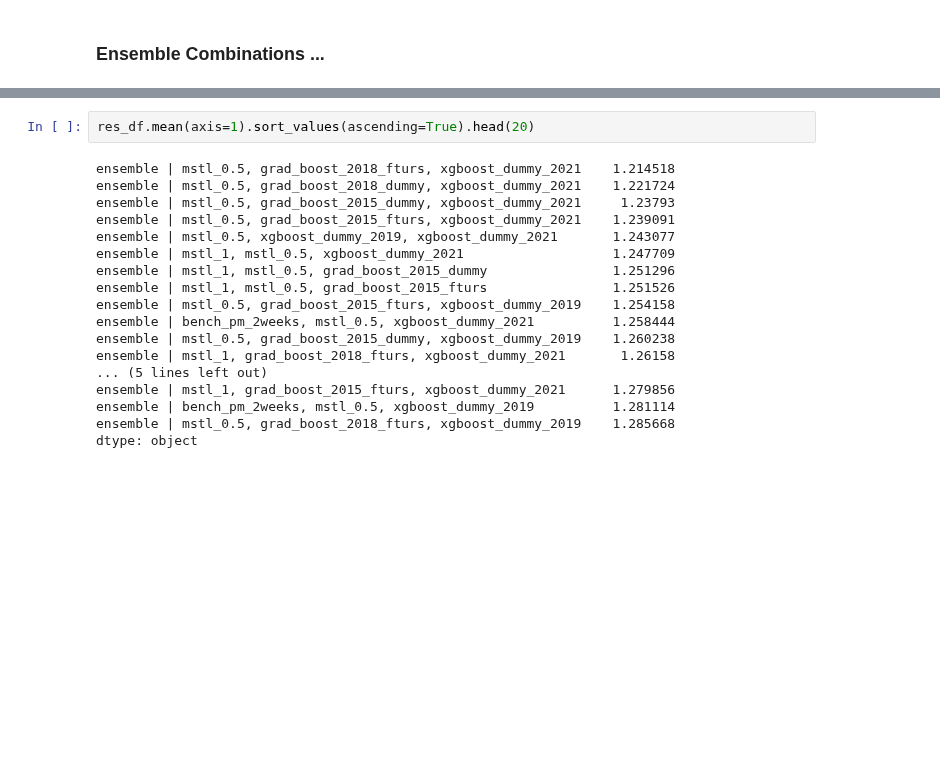
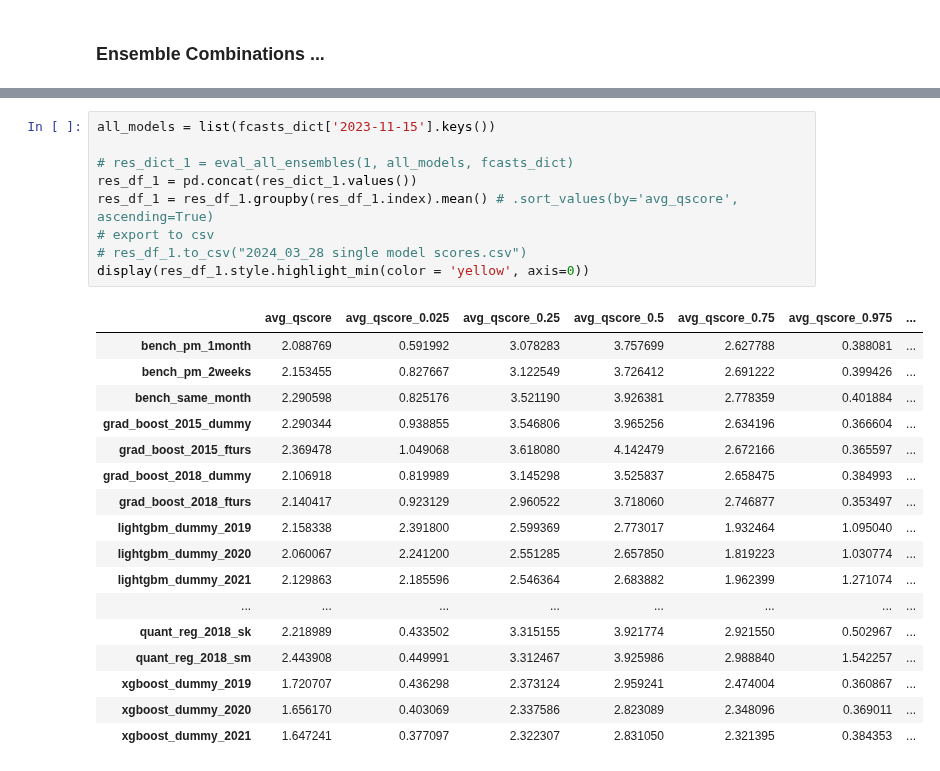
Before and after one commit to hikotei/2023_11-PTSFC, a Jupyter notebook: energy/2024_03_28 evaluate ensemble.ipynb, the cells around one changed output, grey strips where cells are left out. Drawn from its saved outputs; the diff is of its cells as text; blank space fills up the shorter version.

```diff
--- a/energy/2024_03_28 evaluate ensemble.ipynb
+++ b/energy/2024_03_28 evaluate ensemble.ipynb
@@ -184,20 +186,27 @@ Submission timestamps = 2023-11-17 12:00:00+01:00 to 2023-11-18 20:00:00+01:00
-# %%
-res_df.mean(axis=1).sort_values(ascending=True).head(20)
-# %% [output]
-ensemble | mstl_0.5, grad_boost_2018_fturs, xgboost_dummy_2021    1.214518
-ensemble | mstl_0.5, grad_boost_2018_dummy, xgboost_dummy_2021    1.221724
-ensemble | mstl_0.5, grad_boost_2015_dummy, xgboost_dummy_2021     1.23793
-ensemble | mstl_0.5, grad_boost_2015_fturs, xgboost_dummy_2021    1.239091
-ensemble | mstl_0.5, xgboost_dummy_2019, xgboost_dummy_2021       1.243077
-ensemble | mstl_1, mstl_0.5, xgboost_dummy_2021                   1.247709
-ensemble | mstl_1, mstl_0.5, grad_boost_2015_dummy                1.251296
-ensemble | mstl_1, mstl_0.5, grad_boost_2015_fturs                1.251526
-ensemble | mstl_0.5, grad_boost_2015_fturs, xgboost_dummy_2019    1.254158
-ensemble | bench_pm_2weeks, mstl_0.5, xgboost_dummy_2021          1.258444
-ensemble | mstl_0.5, grad_boost_2015_dummy, xgboost_dummy_2019    1.260238
-ensemble | mstl_1, grad_boost_2018_fturs, xgboost_dummy_2021       1.26158
-... (5 lines left out)
-ensemble | mstl_1, grad_boost_2015_fturs, xgboost_dummy_2021      1.279856
-ensemble | bench_pm_2weeks, mstl_0.5, xgboost_dummy_2019          1.281114
-ensemble | mstl_0.5, grad_boost_2018_fturs, xgboost_dummy_2019    1.285668
-dtype: object
+# %%
+all_models = list(fcasts_dict['2023-11-15'].keys())
+
+# res_dict_1 = eval_all_ensembles(1, all_models, fcasts_dict)
+res_df_1 = pd.concat(res_dict_1.values())
+res_df_1 = res_df_1.groupby(res_df_1.index).mean() # .sort_values(by='avg_qscore', ascending=True)
+# export to csv
+# res_df_1.to_csv("2024_03_28 single model scores.csv")
+display(res_df_1.style.highlight_min(color = 'yellow', axis=0))
+# %% [output]
+|  | avg_qscore | avg_qscore_0.025 | avg_qscore_0.25 | avg_qscore_0.5 | avg_qscore_0.75 | avg_qscore_0.975 | ... |
+| bench_pm_1month | 2.088769 | 0.591992 | 3.078283 | 3.757699 | 2.627788 | 0.388081 | ... |
+| bench_pm_2weeks | 2.153455 | 0.827667 | 3.122549 | 3.726412 | 2.691222 | 0.399426 | ... |
+| bench_same_month | 2.290598 | 0.825176 | 3.521190 | 3.926381 | 2.778359 | 0.401884 | ... |
+| grad_boost_2015_dummy | 2.290344 | 0.938855 | 3.546806 | 3.965256 | 2.634196 | 0.366604 | ... |
+| grad_boost_2015_fturs | 2.369478 | 1.049068 | 3.618080 | 4.142479 | 2.672166 | 0.365597 | ... |
+| grad_boost_2018_dummy | 2.106918 | 0.819989 | 3.145298 | 3.525837 | 2.658475 | 0.384993 | ... |
+| grad_boost_2018_fturs | 2.140417 | 0.923129 | 2.960522 | 3.718060 | 2.746877 | 0.353497 | ... |
+| lightgbm_dummy_2019 | 2.158338 | 2.391800 | 2.599369 | 2.773017 | 1.932464 | 1.095040 | ... |
+| lightgbm_dummy_2020 | 2.060067 | 2.241200 | 2.551285 | 2.657850 | 1.819223 | 1.030774 | ... |
+| lightgbm_dummy_2021 | 2.129863 | 2.185596 | 2.546364 | 2.683882 | 1.962399 | 1.271074 | ... |
+| ... | ... | ... | ... | ... | ... | ... | ... |
+| quant_reg_2018_sk | 2.218989 | 0.433502 | 3.315155 | 3.921774 | 2.921550 | 0.502967 | ... |
+| quant_reg_2018_sm | 2.443908 | 0.449991 | 3.312467 | 3.925986 | 2.988840 | 1.542257 | ... |
+| xgboost_dummy_2019 | 1.720707 | 0.436298 | 2.373124 | 2.959241 | 2.474004 | 0.360867 | ... |
+| xgboost_dummy_2020 | 1.656170 | 0.403069 | 2.337586 | 2.823089 | 2.348096 | 0.369011 | ... |
+| xgboost_dummy_2021 | 1.647241 | 0.377097 | 2.322307 | 2.831050 | 2.321395 | 0.384353 | ... |
```
Also changed, not shown: parts of 9 cells of this notebook, 2 other files.
